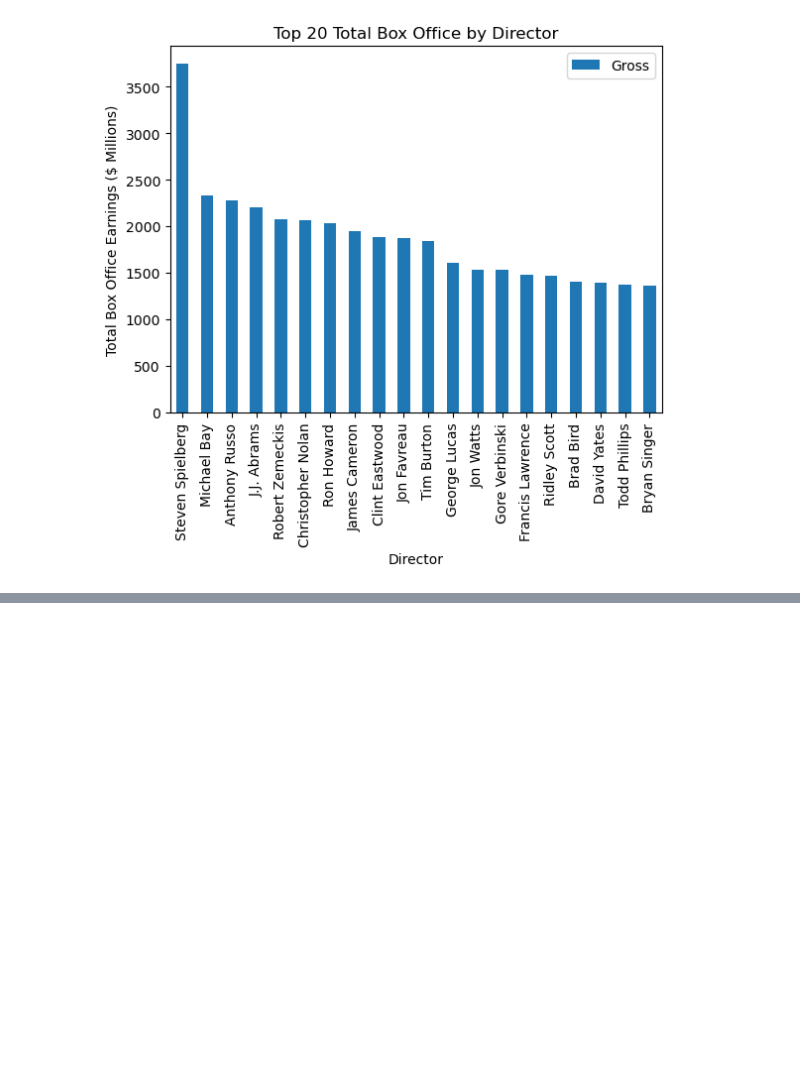
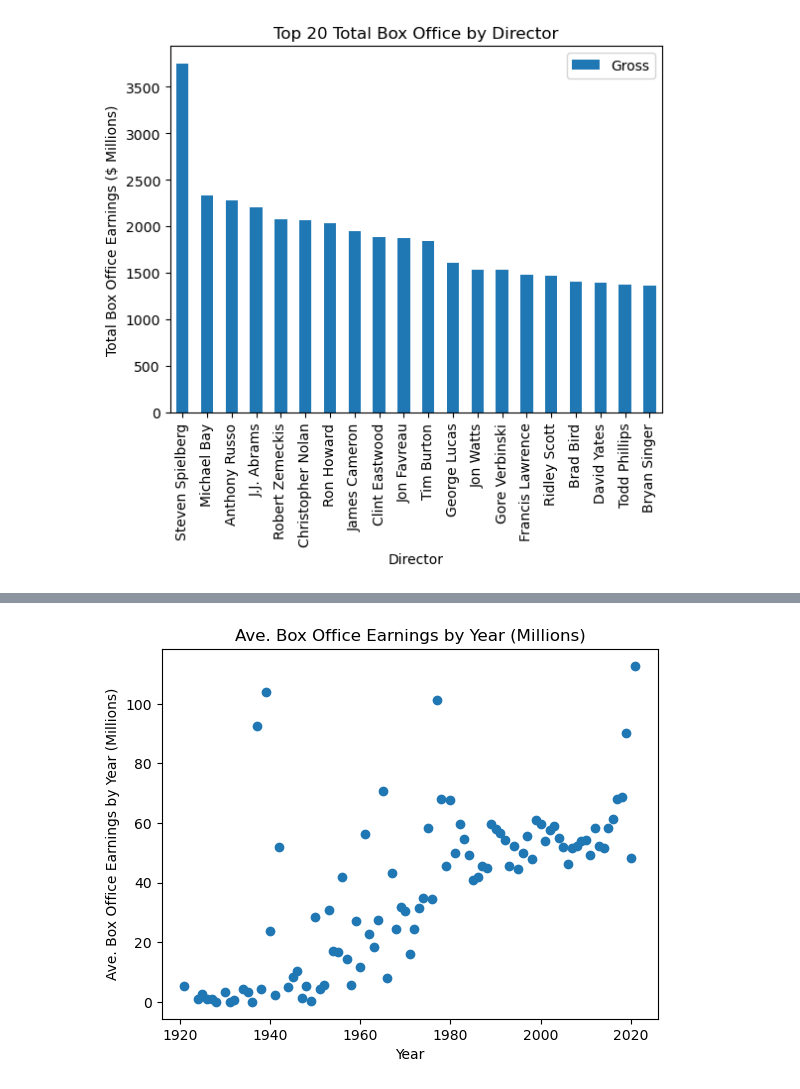
Before and after one commit to Reagz24/Project1_Team6, a Jupyter notebook: Movie_Analysis.ipynb, the cells around one changed output, grey strips where cells are left out. Drawn from its saved outputs; the diff is of its cells as text; code cells hidden in the pictures; blank space fills up the shorter version.

```diff
--- a/Movie_Analysis.ipynb
+++ b/Movie_Analysis.ipynb
@@ -23,17 +29,21 @@ imdb_clean.head()
 # %%
 #Load CSV Files with movie data
 top1000_file = pd.read_csv("Resource/Top_1000_Highest_Grossing_Movies_Of_All_Time.csv")
+
+#Remove extraneous columns
 top1000_file = top1000_file.drop(columns = ["Genre", "Movie Rating", "Duration", "Votes", "Logline"])
 top1000_file = top1000_file.rename(columns = {"Movie Title": "Movie_Title", "Year of Realease": "Year"})
+
+#Cleaning up data
 top1000_file = top1000_file.set_index("Movie_Title")
 top1000_file["Year"] = top1000_file["Year"].replace({"X2016": "2016"})
 top1000_file["Metascore"] = top1000_file["Metascore"].replace({"******": ""})
+top1000_file["Gross"] = top1000_file["Gross"].replace('[\$M*,]', '', regex=True)
+top1000_file["Worldwide LT Gross"] = top1000_file["Worldwide LT Gross"].replace('[\$,]', '', regex=True)
+
+#Ensure Year, Metascore, and Gross are numeric for calculation purposes
 top1000_file["Year"] = pd.to_numeric(top1000_file["Year"])
 top1000_file["Metascore"] = pd.to_numeric(top1000_file["Metascore"])
-top1000_file["Gross"] = top1000_file["Gross"].replace('[\$M,]', '', regex=True)
-#top1000_file["Gross"] = top1000_file["Gross"].replace('[M,]', '', regex=True)
-top1000_file["Gross"] = top1000_file["Gross"].replace({"******": ""})
 top1000_file["Gross"] = pd.to_numeric(top1000_file["Gross"])
-top1000_file["Worldwide LT Gross"] = top1000_file["Worldwide LT Gross"].replace('[\$,]', '', regex=True)
-top1000_file.dtypes
+top1000_file.head()
 # %% [output]
@@ -78,7 +96,3 @@ merge_df.head()
 | 2 | The Lord of the Rings: The Return... | 2003 | Peter Jackson | Elijah Wood | 9.0 | 377.85 | 94.0 |
 | 3 | Inception | 2010 | Christopher Nolan | Leonardo DiCaprio | 8.8 | 292.58 | 74.0 |
 | 4 | The Lord of the Rings: The Two To... | 2002 | Peter Jackson | Elijah Wood | 8.8 | 342.55 | 87.0 |
-# %%
-merge_df["Gross"] = pd.to_numeric(merge_df["Gross"])
-merge_df["Metascore"] = pd.to_numeric(merge_df["Metascore"])
-merge_df.dtypes
@@ -278,0 +251,13 @@ plt.savefig("images/Film_Count")
+# %%
+#Comparing box-office earnings to release year
+year_gross = merge_df[["Year", "Gross"]].dropna()
+year_average = year_gross.groupby(["Year"]).mean().sort_values(["Year"], ascending = False)
+
+#Plot scatter plot
+plt.scatter(year_average.index, year_average)
+plt.xlabel("Year")
+plt.ylabel("Ave. Box Office Earnings by Year (Millions)")
+plt.title("Ave. Box Office Earnings by Year (Millions)")
+plt.show()
+# %% [output]
+[figure, added]
```
Also changed, not shown: parts of 25 cells of this notebook, 1 other file.
